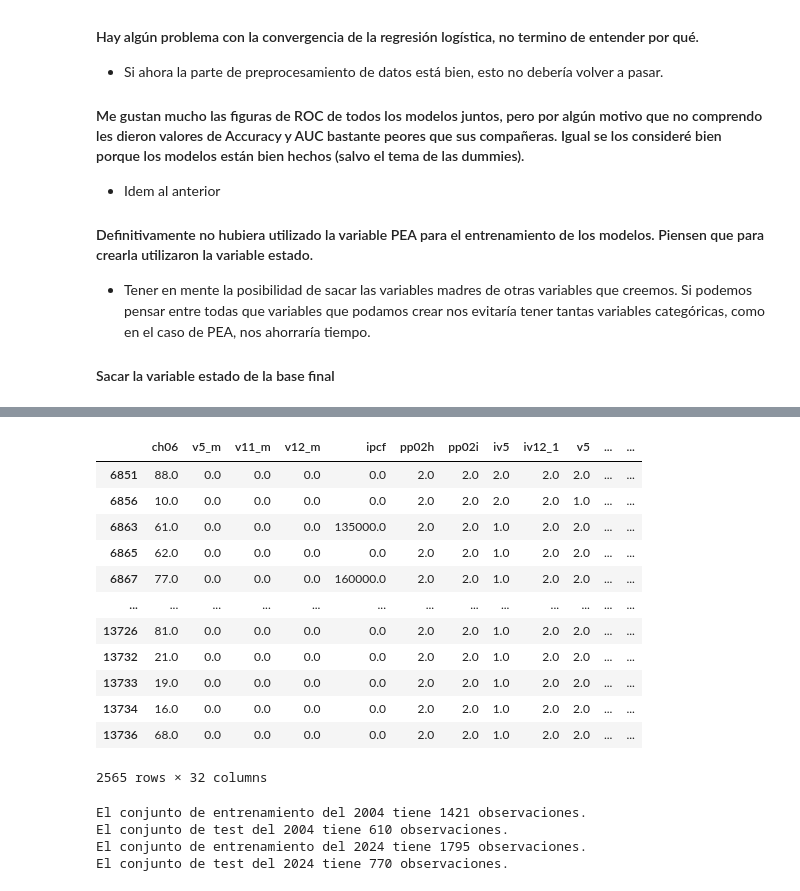
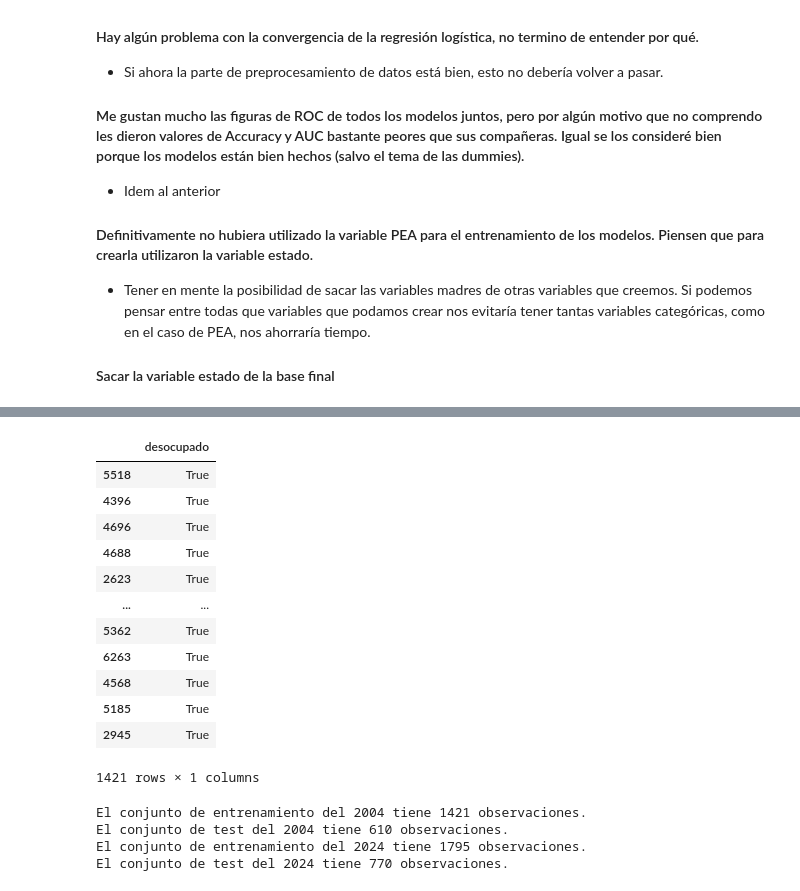
Before and after one commit to roluque/CC408-T2-3, a Jupyter notebook: TP4/TP 4.ipynb, the cells around one changed output, grey strips where cells are left out. Saved outputs shown, nothing was run; the diff lists cells and outputs as text; code cells hidden in the pictures.

```diff
--- a/TP4/TP 4.ipynb
+++ b/TP4/TP 4.ipynb
@@ -685,7 +684,7 @@ from sklearn.neighbors import KNeighborsClassifier
 from sklearn.preprocessing import StandardScaler
 # %%
 #hago solo un df con las variables dummisadas
-df_regresion = df_unificado.drop(['codusu', 'nro_hogar', 'ano4_x', 'ch04', 'ch07', 'ch08', 'nivel_ed', 'estado', 'cat_inac', 'ano4_y'], axis=1)
+df_regresion = df_unificado_2.drop(['codusu', 'nro_hogar', 'ano4_x', 'ch04', 'ch07', 'ch08', 'nivel_ed', 'estado', 'cat_inac', 'ano4_y'], axis=1)
 df_regresion.head
 # %% [output]
 <bound method NDFrame.head of        ch06  v5_m  v11_m  v12_m   ipcf  pp02h  pp02i  iv5  iv12_1   v5  ...  \
@@ -721,10 +735,10 @@ train2004, test2004 = train_test_split(unificado_2004, test_size=0.3, random_sta
 # Dividir los datos de 2024 en conjuntos de entrenamiento y prueba
 train2024, test2024 = train_test_split(unificado_2024, test_size=0.3, random_state=101)
 # Define the dependent variable y and the independent variables X
-y_train_2004 = train2004['desocupado']
+y_train_2004 = train2004[['desocupado']]
 X_train_2004 = train2004.drop(columns=['desocupado'])
 
-y_test_2004 = test2004['desocupado']
+y_test_2004 = test2004[['desocupado']]
 X_test_2004 = test2004.drop(columns=['desocupado'])
 
 # Add a column of ones to X_train and X_test
@@ -734,27 +748,27 @@ X_test_2004 = X_test_2004.assign(intercept=1)
 # Repito lo mismo para el 2024
 train2024, test2024 = train_test_split(unificado_2024, test_size=0.3, random_state=101)
 # Define the dependent variable y and the independent variables X
-y_test_2024 = test2024['desocupado']
+y_test_2024 = test2024[['desocupado']]
 X_test_2024 = test2024.drop(columns=['desocupado'])
 
-y_train_2024 = train2024['desocupado']
+y_train_2024 = train2024[['desocupado']]
 X_train_2024 = train2024.drop(columns=['desocupado'])
-# %%
-unificado_2024
-# %% [output]
-|  | ch06 | v5_m | v11_m | v12_m | ipcf | pp02h | pp02i | iv5 | iv12_1 | v5 | ... | ... |
-| 6851 | 88.0 | 0.0 | 0.0 | 0.0 | 0.0 | 2.0 | 2.0 | 2.0 | 2.0 | 2.0 | ... | ... |
-| 6856 | 10.0 | 0.0 | 0.0 | 0.0 | 0.0 | 2.0 | 2.0 | 2.0 | 2.0 | 1.0 | ... | ... |
-| 6863 | 61.0 | 0.0 | 0.0 | 0.0 | 135000.0 | 2.0 | 2.0 | 1.0 | 2.0 | 2.0 | ... | ... |
-| 6865 | 62.0 | 0.0 | 0.0 | 0.0 | 0.0 | 2.0 | 2.0 | 1.0 | 2.0 | 2.0 | ... | ... |
-| 6867 | 77.0 | 0.0 | 0.0 | 0.0 | 160000.0 | 2.0 | 2.0 | 1.0 | 2.0 | 2.0 | ... | ... |
-| ... | ... | ... | ... | ... | ... | ... | ... | ... | ... | ... | ... | ... |
-| 13726 | 81.0 | 0.0 | 0.0 | 0.0 | 0.0 | 2.0 | 2.0 | 1.0 | 2.0 | 2.0 | ... | ... |
-| 13732 | 21.0 | 0.0 | 0.0 | 0.0 | 0.0 | 2.0 | 2.0 | 1.0 | 2.0 | 2.0 | ... | ... |
-| 13733 | 19.0 | 0.0 | 0.0 | 0.0 | 0.0 | 2.0 | 2.0 | 1.0 | 2.0 | 2.0 | ... | ... |
-| 13734 | 16.0 | 0.0 | 0.0 | 0.0 | 0.0 | 2.0 | 2.0 | 1.0 | 2.0 | 2.0 | ... | ... |
-| 13736 | 68.0 | 0.0 | 0.0 | 0.0 | 0.0 | 2.0 | 2.0 | 1.0 | 2.0 | 2.0 | ... | ... |
-2565 rows × 32 columns
+# %%
+y_train_2004 == 0
+# %% [output]
+|  | desocupado |
+| 5518 | True |
+| 4396 | True |
+| 4696 | True |
+| 4688 | True |
+| 2623 | True |
+| ... | ... |
+| 5362 | True |
+| 6263 | True |
+| 4568 | True |
+| 5185 | True |
+| 2945 | True |
+1421 rows × 1 columns
 # %%
 # Revisamos cuantas observaciones quedaron para Test y cuantas para Entrenamiento.
 print(f'El conjunto de entrenamiento del 2004 tiene {len(X_train_2004)} observaciones.')
```
Also changed, not shown: parts of 13 cells of this notebook.
